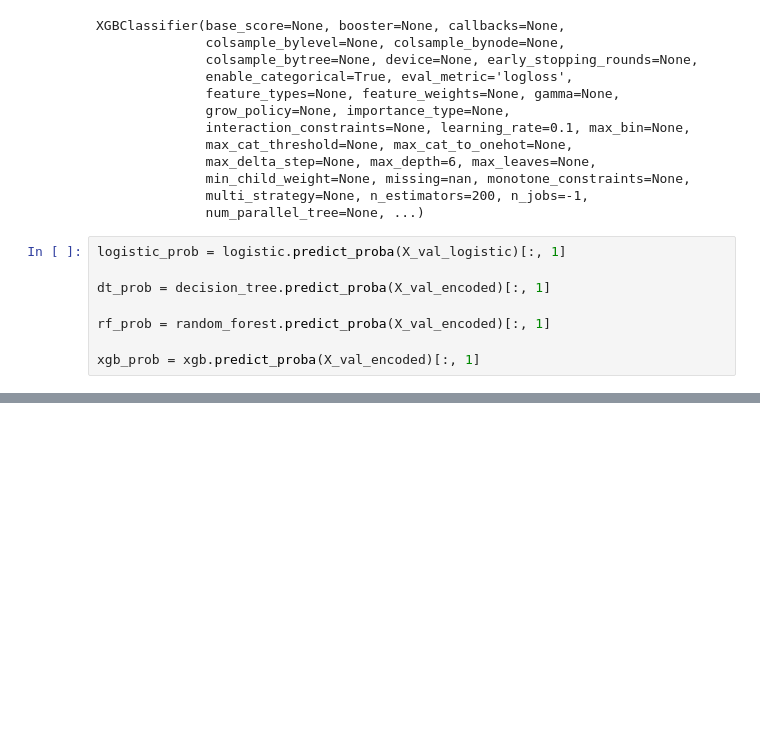
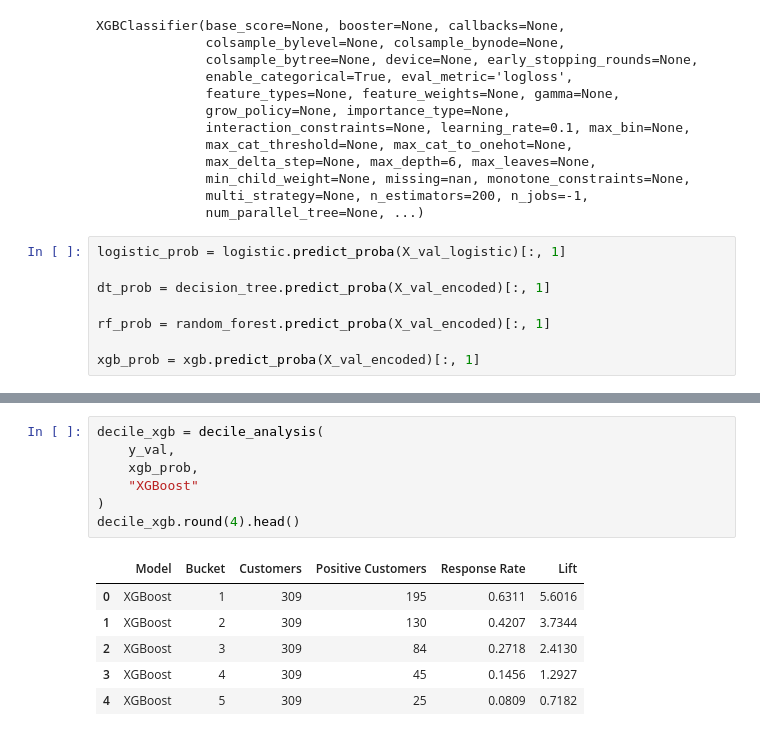
Before and after one commit to navyatripathiji/bank-marketing-practice, a Jupyter notebook: notebooks/03-baselinemodels.ipynb, the cells around one changed output, grey strips where cells are left out. Drawn from its saved outputs; the diff is of its cells as text; blank space fills up the shorter version.

```diff
--- a/notebooks/03-baselinemodels.ipynb
+++ b/notebooks/03-baselinemodels.ipynb
@@ -266,0 +406,14 @@ results_df.round(4)
+# %%
+decile_xgb = decile_analysis(
+    y_val,
+    xgb_prob,
+    "XGBoost"
+)
+decile_xgb.round(4).head()
+# %% [output]
+|  | Model | Bucket | Customers | Positive Customers | Response Rate | Lift |
+| 0 | XGBoost | 1 | 309 | 195 | 0.6311 | 5.6016 |
+| 1 | XGBoost | 2 | 309 | 130 | 0.4207 | 3.7344 |
+| 2 | XGBoost | 3 | 309 | 84 | 0.2718 | 2.4130 |
+| 3 | XGBoost | 4 | 309 | 45 | 0.1456 | 1.2927 |
+| 4 | XGBoost | 5 | 309 | 25 | 0.0809 | 0.7182 |
```
Also changed, not shown: parts of 7 cells of this notebook, 2 other files.
